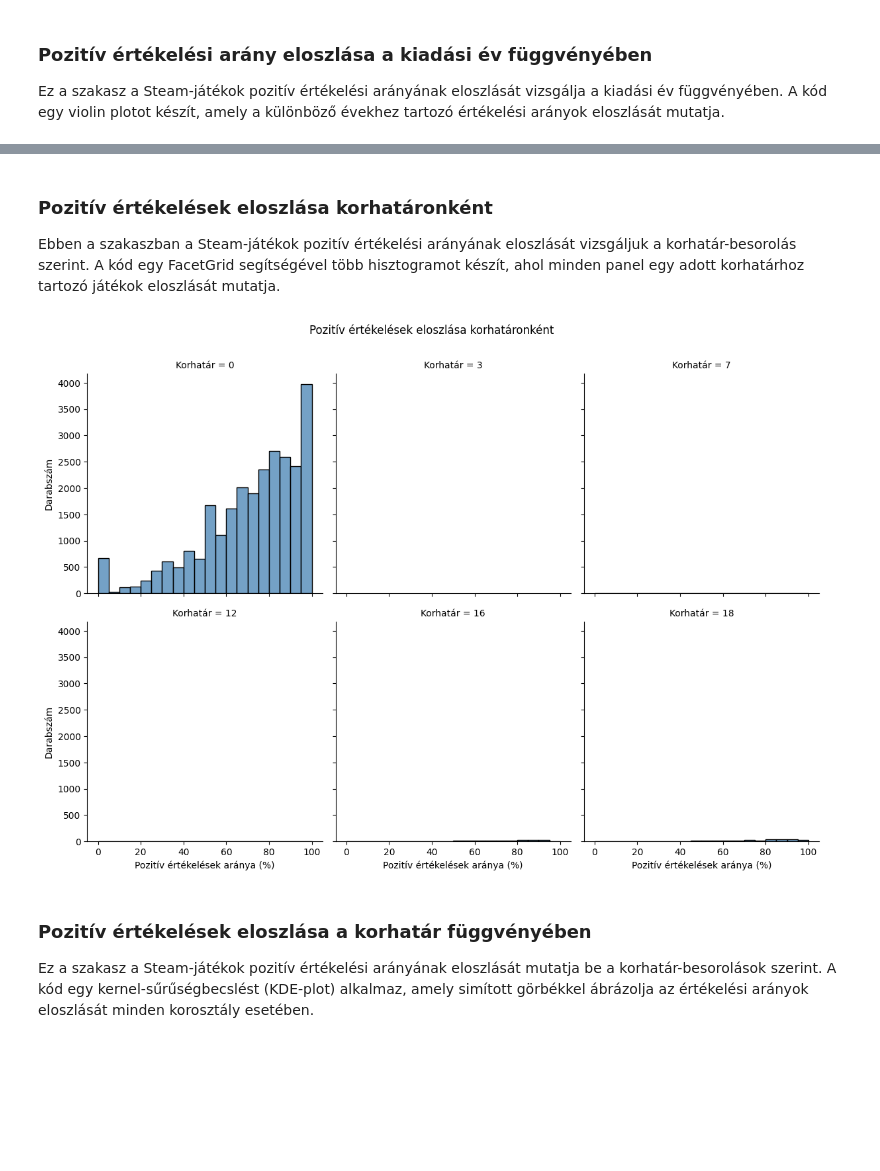
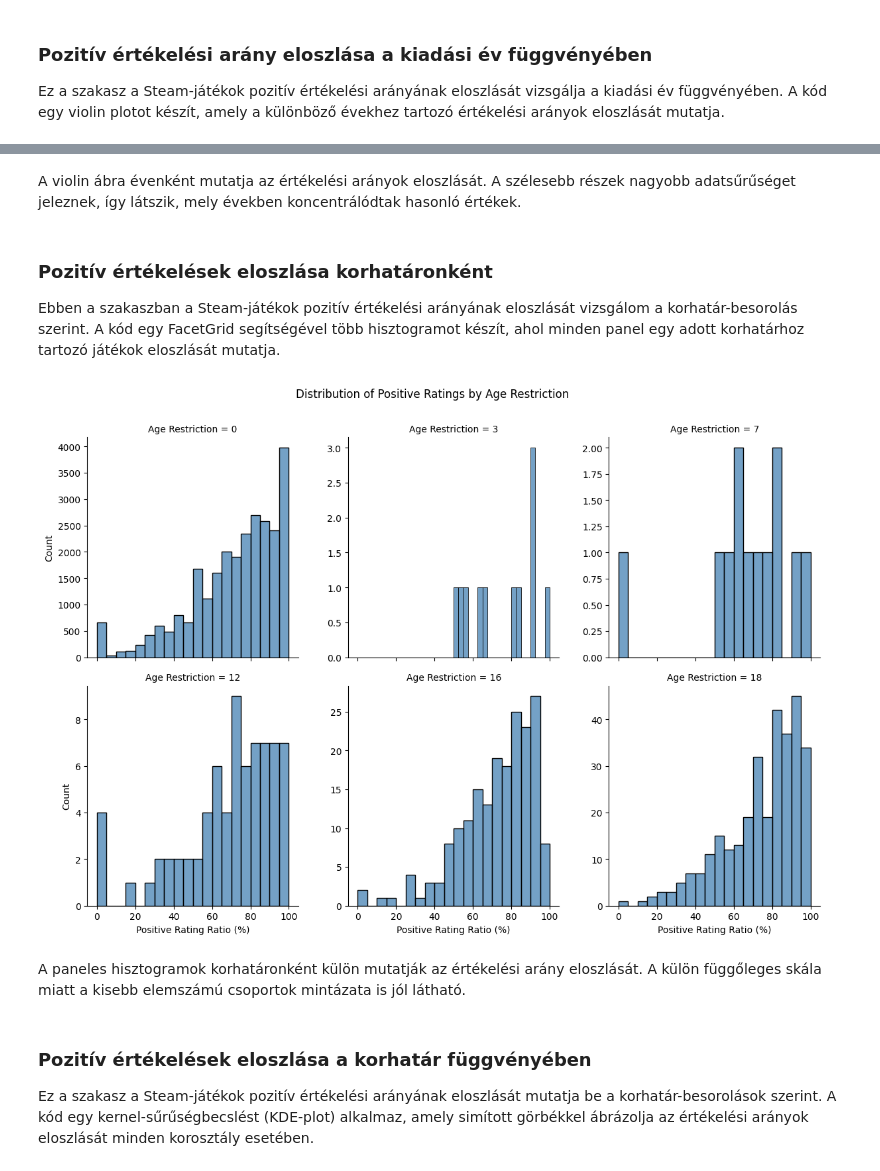
Before and after one commit to Ddavid111/videogame-data-analysis, a Jupyter notebook: notebooks/A.ipynb, the cells around one changed output, grey strips where cells are left out. Drawn from its saved outputs; the diff is of its cells as text; code cells hidden in the pictures; blank space fills up the shorter version.

```diff
--- a/notebooks/A.ipynb
+++ b/notebooks/A.ipynb
@@ -61,0 +64,8 @@ Attribútumok száma: 18
+# %%
+csv_path = Path("../data/A/steam.csv")
+
+df = pd.read_csv(csv_path)
+print("CSV loaded successfully!")
+display(df.head(10))
+print("Number of records:", df.shape[0])
+print("Number of attributes:", df.shape[1])
@@ -284,17 +491,22 @@ plt.show()
+# %% [markdown]
+A violin ábra évenként mutatja az értékelési arányok eloszlását. A szélesebb részek nagyobb adatsűrűséget jeleznek, így látszik, mely években koncentrálódtak hasonló értékek.
 # %% [markdown]
 ### Pozitív értékelések eloszlása korhatáronként
 
-Ebben a szakaszban a Steam-játékok pozitív értékelési arányának eloszlását vizsgáljuk a korhatár-besorolás szerint.
+Ebben a szakaszban a Steam-játékok pozitív értékelési arányának eloszlását vizsgálom a korhatár-besorolás szerint.
 A kód egy FacetGrid segítségével több hisztogramot készít, ahol minden panel egy adott korhatárhoz tartozó játékok eloszlását mutatja.
 # %%
-g = sns.FacetGrid(df, col="required_age", col_wrap=3, height=4, sharex=True, sharey=True)
+g = sns.FacetGrid(df, col="required_age", col_wrap=3, height=4, sharex=True, sharey=False)
 g.map_dataframe(sns.histplot, x="rating_percent", bins=20, color="steelblue")
-g.set_titles("Korhatár = {col_name}")
-g.set_axis_labels("Pozitív értékelések aránya (%)", "Darabszám")
-plt.suptitle("Pozitív értékelések eloszlása korhatáronként", y=1.05)
+g.set_titles("Age Restriction = {col_name}")
+g.set_axis_labels("Positive Rating Ratio (%)", "Count")
+plt.suptitle("Distribution of Positive Ratings by Age Restriction", y=1.05)
 plt.show()
 # %% [output]
-[figure, old version]
+[figure, new version]
+# %% [markdown]
+A paneles hisztogramok korhatáronként külön mutatják az értékelési arány eloszlását.
+A külön függőleges skála miatt a kisebb elemszámú csoportok mintázata is jól látható.
 # %% [markdown]
 ### Pozitív értékelések eloszlása a korhatár függvényében
 
```
Also changed, not shown: parts of 47 cells of this notebook, 49 other files.
